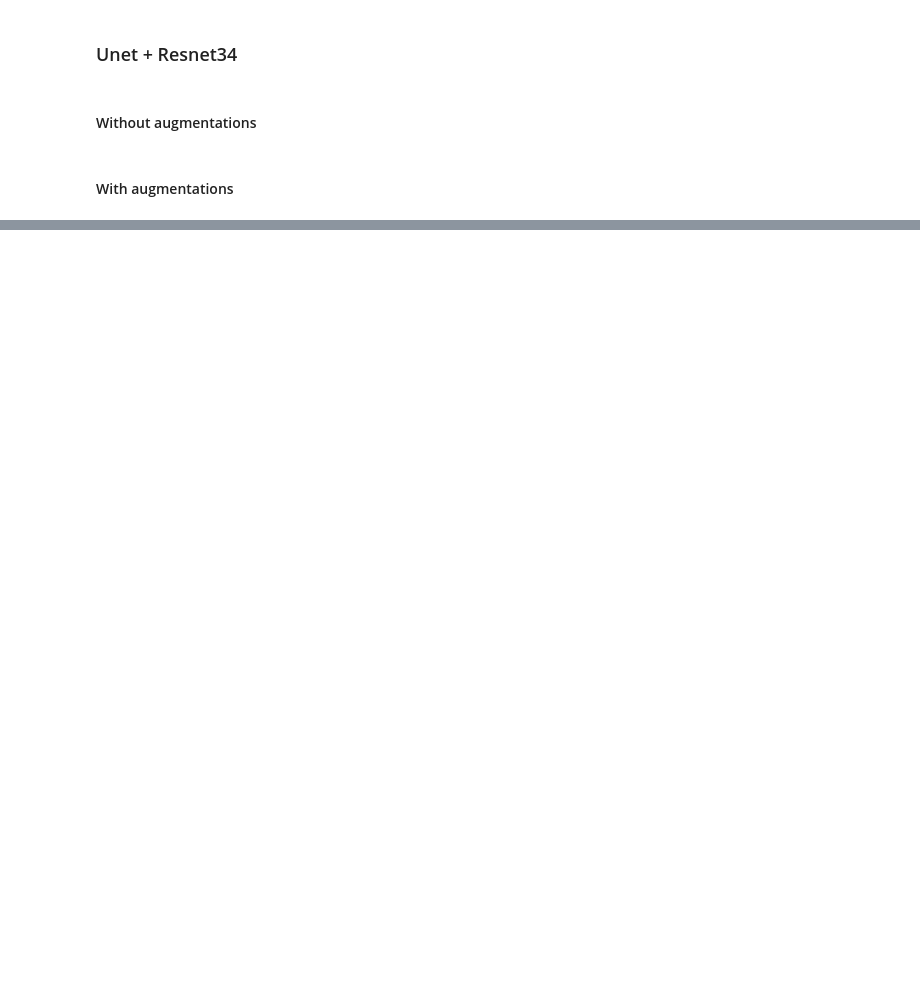
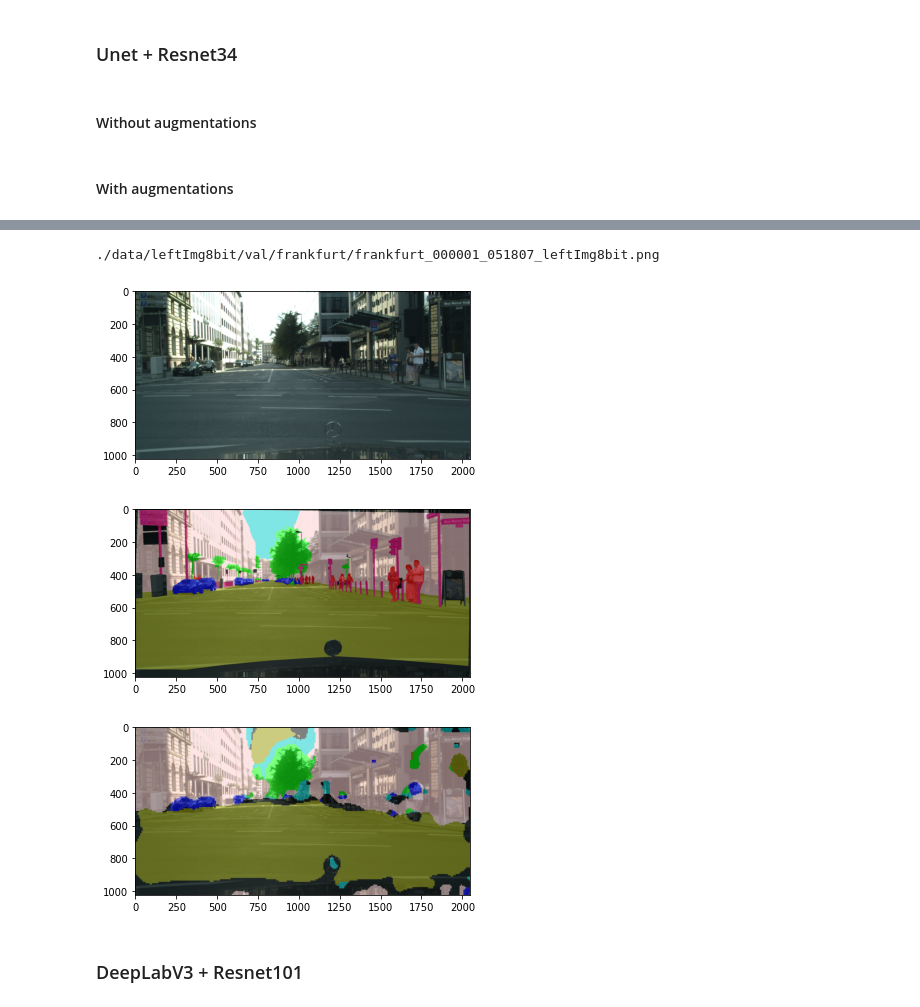
Before and after one commit to ThibaultDieudonne/Car-Computer-Vision-development, a Jupyter notebook: n.ipynb, the cells around one changed output, grey strips where cells are left out. Cells and saved outputs as stored; diff of their text form; code cells hidden in the pictures; blank space fills up the shorter version.

```diff
--- a/n.ipynb
+++ b/n.ipynb
@@ -452,0 +555,9 @@ Epoch 00044: early stopping
+# %%
+prediction_display(model, 180)
+# %% [output]
+./data/leftImg8bit/val/frankfurt/frankfurt_000001_051807_leftImg8bit.png
+[figure, added]
+[figure, added]
+[figure, added]
+# %% [markdown]
+### DeepLabV3 + Resnet101
```
Also changed, not shown: parts of 16 cells of this notebook, 4 other files.
